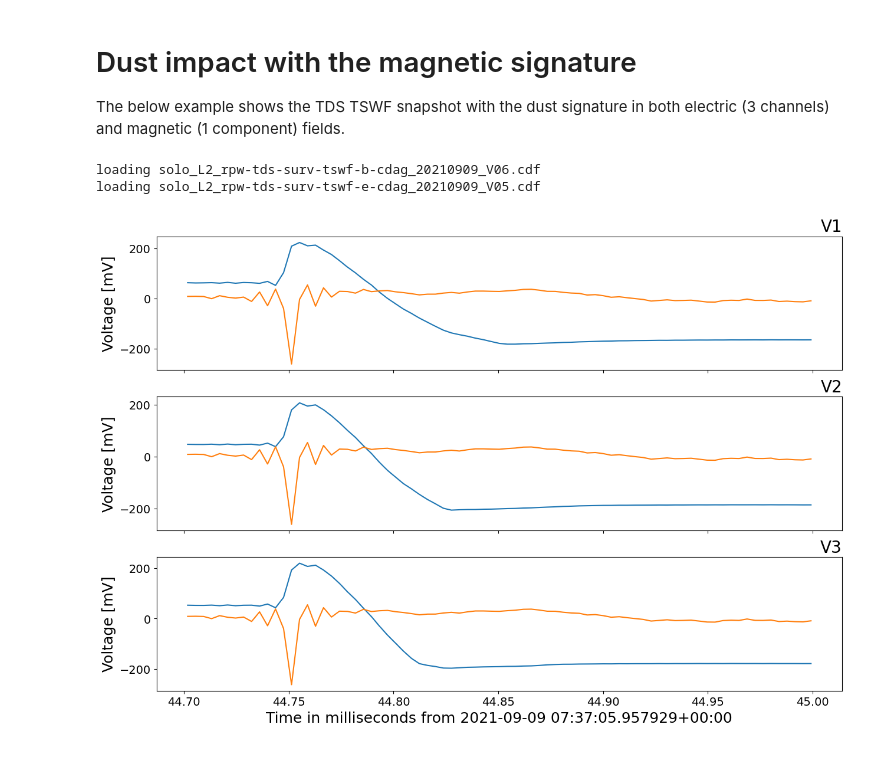
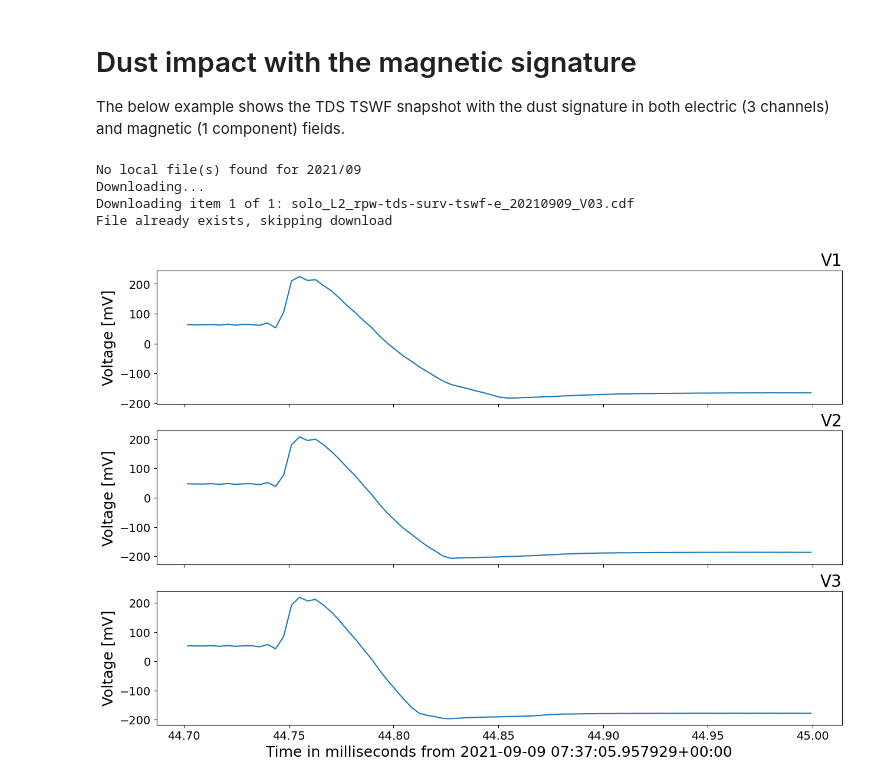
Before and after one commit to david-pisa/TDS_jupyter, a Jupyter notebook: RPW_TDS_data_tutorial_20241018_DUSTY.ipynb, the cells around one changed output. Drawn from its saved outputs; the diff is of its cells as text; code cells hidden in the pictures.

```diff
--- a/RPW_TDS_data_tutorial_20241018_DUSTY.ipynb
+++ b/RPW_TDS_data_tutorial_20241018_DUSTY.ipynb
@@ -354,40 +357,39 @@ import datetime
 import tdscdf
 import tdsplot
 import matplotlib.dates as mdates
 import solocdf
 
 
-f1 = 'data/rpw/L2/tds_wf_b/2021/09/solo_L2_rpw-tds-surv-tswf-b-cdag_20210909_V06.cdf'
-f2 = 'data/rpw/L1/2021/09/09/solo_L1_rpw-tds-surv-tswf-cdag_20210909_V02.cdf'
-scm = solocdf.load_cdf(f1)
 tswf = tdscdf.load_data((2021,9,9), product='surv-tswf')
 
 rec = 91
 t0 = cdflib.epochs.CDFepoch.to_datetime(tswf['Epoch'][rec])[0]
 t0 = datetime.datetime.fromtimestamp(t0.astype(int) * 1e-9, datetime.UTC)
 nsamp = tswf['SAMPS_PER_CH'][rec]
 sr = tswf['SAMPLING_RATE'][rec]
 tswf['WAVEFORM_DATA_VOLTAGE'] = tswf['WAVEFORM_DATA']
 ww = get_monopole_ant(tswf, index=rec) * 1e3 # V -> mV
 
-wb = scm['B'][rec+1,:]*1e3#scm['WAVEFORM_DATA'][rec, 3]
-tb = np.array(range(0, scm['SAMPS_PER_CH'][rec]) / scm['SAMPLING_RATE'][rec] * 1e3)
-idb = np.asarray((tb > 44.7) & (tb < 45.)).nonzero()[0]
+#wb = scm['B'][rec+1,:]*1e3#scm['WAVEFORM_DATA'][rec, 3]
+#tb = np.array(range(0, scm['SAMPS_PER_CH'][rec]) / scm['SAMPLING_RATE'][rec] * 1e3)
+#idb = np.asarray((tb > 44.7) & (tb < 45.)).nonzero()[0]
 time = np.array(range(0, nsamp) / sr * 1e3) # time vector in milliseconds
 idx = np.asarray((time > 44.7) & (time < 45.)).nonzero()[0]
 fig, axs = plt.subplots(3, 1, figsize=(15, 10), sharex=True, facecolor='white')
 for i in [0, 1, 2]:
     ax = axs[i]
     ax.plot(time[idx], ww[i, idx])
-    ax.plot(tb[idb], wb[idb])
+#    ax.plot(tb[idb], wb[idb])
     ax.set_ylabel('Voltage [mV]', fontsize=18)
     ax.set_title(f'V{i+1}', loc='right', fontsize=20)
     ax.tick_params(labelsize=14)
 
 axs[-1].set_xlabel(f'Time in milliseconds from {t0}', fontsize=18)
 
 plt.show()
 # %% [output]
-loading solo_L2_rpw-tds-surv-tswf-b-cdag_20210909_V06.cdf
-loading solo_L2_rpw-tds-surv-tswf-e-cdag_20210909_V05.cdf
+No local file(s) found for 2021/09
+Downloading...
+Downloading item 1 of 1: solo_L2_rpw-tds-surv-tswf-e_20210909_V03.cdf
+File already exists, skipping download
-[figure, old version]
+[figure, new version]
```
Also changed, not shown: parts of 1 cell of this notebook, 1 other file.
